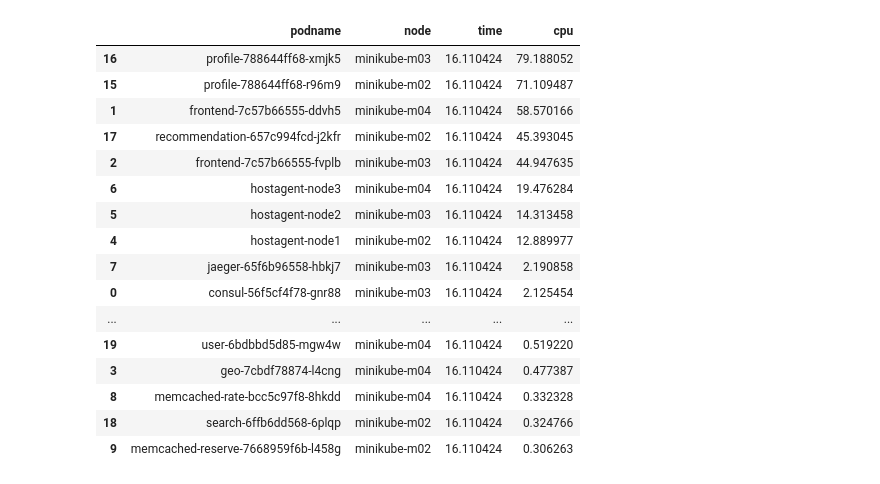
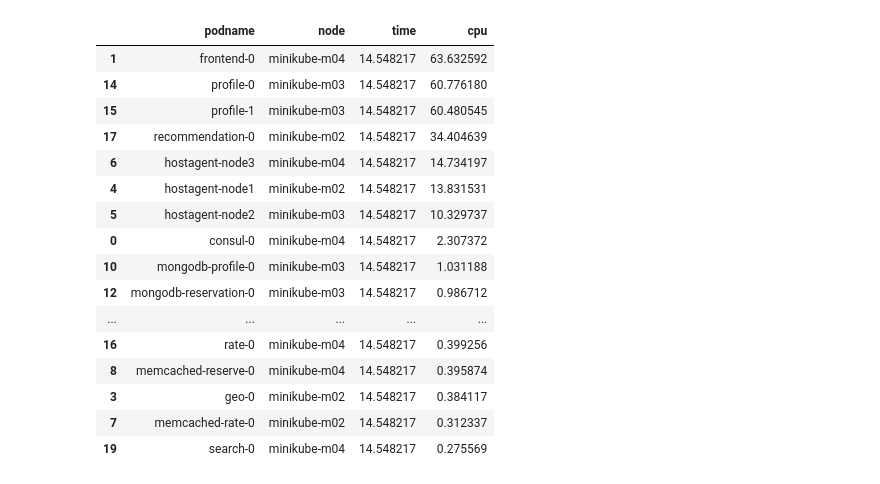
Before and after one commit to ServiceLayerNetworking/multiparty-lb, a Jupyter notebook: logs/parse.ipynb, the cells around one changed output. Saved outputs shown, nothing was run; the diff lists cells and outputs as text; code cells hidden in the pictures.

```diff
--- a/logs/parse.ipynb
+++ b/logs/parse.ipynb
@@ -60,26 +60,26 @@ ax.get_legend().remove()
 # %%
 # group by podname
-df_grouped = df[(df["time"] > 2) & (df["time"] < 2 + 28)].groupby(["podname", "node"]).mean().reset_index()
+df_grouped = df[(df["time"] > 2) & (df["time"] < 2 + 25)].groupby(["podname", "node"]).mean().reset_index()
 df_grouped = df_grouped.sort_values("cpu", ascending=False)
 df_grouped
 # %% [output]
 |  | podname | node | time | cpu |
-| 16 | profile-788644ff68-xmjk5 | minikube-m03 | 16.110424 | 79.188052 |
-| 15 | profile-788644ff68-r96m9 | minikube-m02 | 16.110424 | 71.109487 |
-| 1 | frontend-7c57b66555-ddvh5 | minikube-m04 | 16.110424 | 58.570166 |
-| 17 | recommendation-657c994fcd-j2kfr | minikube-m02 | 16.110424 | 45.393045 |
-| 2 | frontend-7c57b66555-fvplb | minikube-m03 | 16.110424 | 44.947635 |
-| 6 | hostagent-node3 | minikube-m04 | 16.110424 | 19.476284 |
-| 5 | hostagent-node2 | minikube-m03 | 16.110424 | 14.313458 |
-| 4 | hostagent-node1 | minikube-m02 | 16.110424 | 12.889977 |
-| 7 | jaeger-65f6b96558-hbkj7 | minikube-m03 | 16.110424 | 2.190858 |
-| 0 | consul-56f5cf4f78-gnr88 | minikube-m03 | 16.110424 | 2.125454 |
+| 1 | frontend-0 | minikube-m04 | 14.548217 | 63.632592 |
+| 14 | profile-0 | minikube-m03 | 14.548217 | 60.776180 |
+| 15 | profile-1 | minikube-m03 | 14.548217 | 60.480545 |
+| 17 | recommendation-0 | minikube-m02 | 14.548217 | 34.404639 |
+| 6 | hostagent-node3 | minikube-m04 | 14.548217 | 14.734197 |
+| 4 | hostagent-node1 | minikube-m02 | 14.548217 | 13.831531 |
+| 5 | hostagent-node2 | minikube-m03 | 14.548217 | 10.329737 |
+| 0 | consul-0 | minikube-m04 | 14.548217 | 2.307372 |
+| 10 | mongodb-profile-0 | minikube-m03 | 14.548217 | 1.031188 |
+| 12 | mongodb-reservation-0 | minikube-m03 | 14.548217 | 0.986712 |
 | ... | ... | ... | ... | ... |
-| 19 | user-6bdbbd5d85-mgw4w | minikube-m04 | 16.110424 | 0.519220 |
-| 3 | geo-7cbdf78874-l4cng | minikube-m04 | 16.110424 | 0.477387 |
-| 8 | memcached-rate-bcc5c97f8-8hkdd | minikube-m04 | 16.110424 | 0.332328 |
-| 18 | search-6ffb6dd568-6plqp | minikube-m02 | 16.110424 | 0.324766 |
-| 9 | memcached-reserve-7668959f6b-l458g | minikube-m02 | 16.110424 | 0.306263 |
+| 16 | rate-0 | minikube-m04 | 14.548217 | 0.399256 |
+| 8 | memcached-reserve-0 | minikube-m04 | 14.548217 | 0.395874 |
+| 3 | geo-0 | minikube-m02 | 14.548217 | 0.384117 |
+| 7 | memcached-rate-0 | minikube-m02 | 14.548217 | 0.312337 |
+| 19 | search-0 | minikube-m04 | 14.548217 | 0.275569 |
 # %%
 # group by podname
 df_grouped = df[(df["time"] > 2) & (df["time"] < 2 + 28)].groupby(["podname", "node"]).mean().reset_index().groupby("node").sum().reset_index()
```
Also changed, not shown: parts of 5 cells of this notebook, 41 other files.
